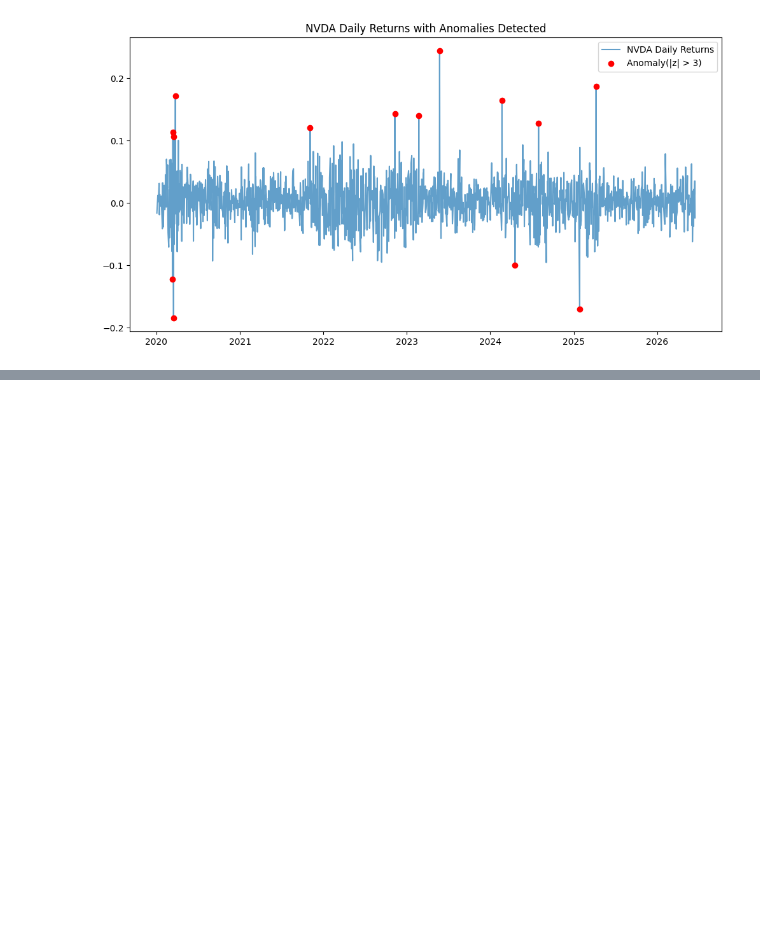
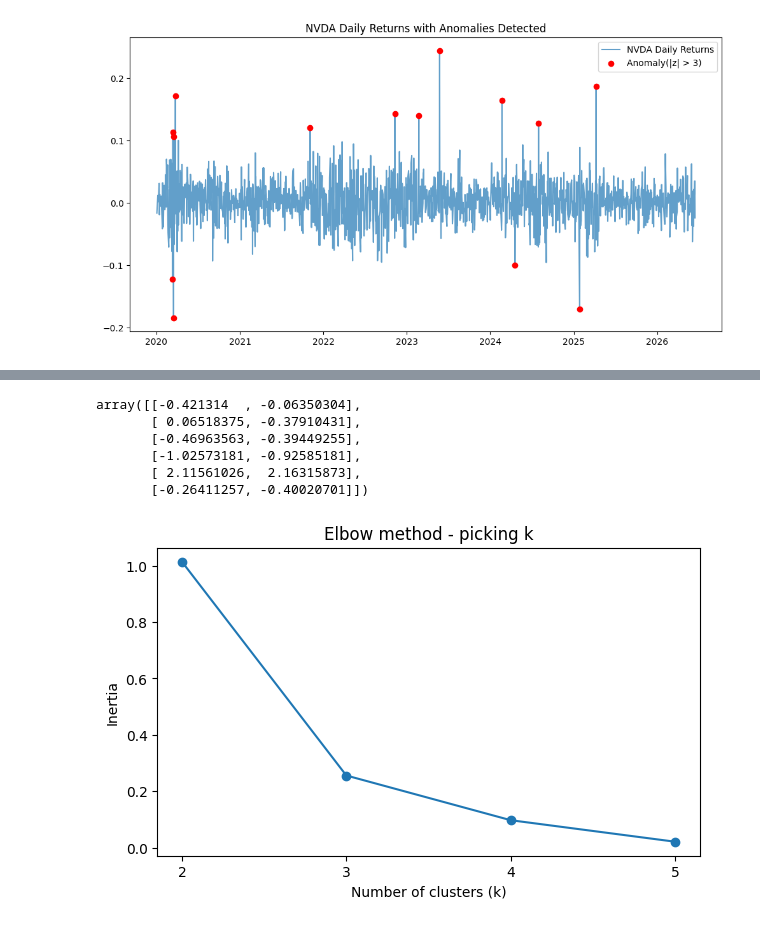
Before and after one commit to Tracy-CK/stock-price-analysis, a Jupyter notebook: stock_analysis.ipynb, the cells around one changed output, grey strips where cells are left out. Drawn from its saved outputs; the diff is of its cells as text; code cells hidden in the pictures; blank space fills up the shorter version.

```diff
--- a/stock_analysis.ipynb
+++ b/stock_analysis.ipynb
@@ -158,0 +218,6 @@ plt.show()
+# %%
+features = pd.DataFrame({
+    'volatility': returns.std() *(252**0.5),
+    'average_return': returns.mean()*252
+})
+features
@@ -158,0 +233,33 @@ plt.show()
+# %%
+from sklearn.preprocessing import StandardScaler
+
+scaler = StandardScaler()
+scaled_features = scaler.fit_transform(features)
+scaled_features
+# %% [output]
+array([[-0.421314  , -0.06350304],
+       [ 0.06518375, -0.37910431],
+       [-0.46963563, -0.39449255],
+       [-1.02573181, -0.92585181],
+       [ 2.11561026,  2.16315873],
+       [-0.26411257, -0.40020701]])
+# %%
+from sklearn.cluster import KMeans
+
+inertia = []
+k_range = range(2,6)
+
+for k in k_range:
+    km = KMeans(n_clusters=k, random_state=42, n_init=10)
+    km.fit(scaled_features)
+    inertia.append(km.inertia_)
+
+plt.figure(figsize=(7,4))
+plt.plot(k_range, inertia, marker='o')
+plt.xlabel("Number of clusters (k)")
+plt.ylabel("Inertia")
+plt.title("Elbow method - picking k")
+plt.xticks(k_range)
+plt.show()
+# %% [output]
+[figure, added]
```
Also changed, not shown: parts of 15 cells of this notebook, 3 other files.
